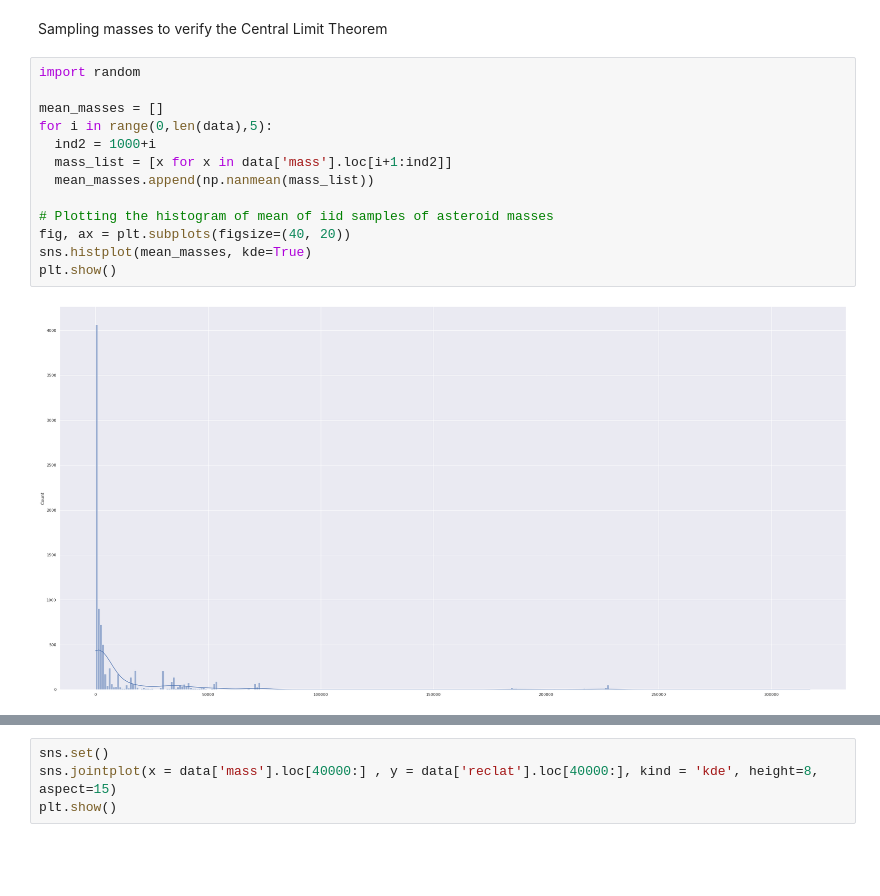
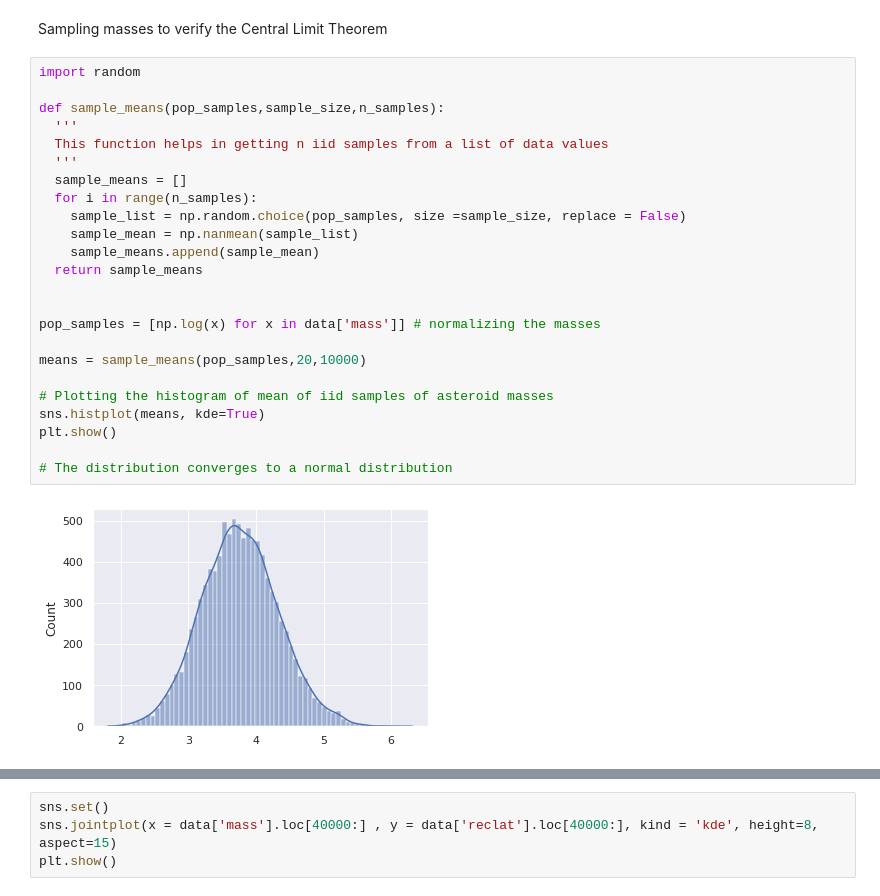
Before and after one commit to p4arth/Statistics, a Jupyter notebook: EDAonMeteroiteData.ipynb, the cells around one changed output, grey strips where cells are left out. Saved outputs shown, nothing was run; the diff lists cells and outputs as text; blank space fills up the shorter version.

```diff
--- a/EDAonMeteroiteData.ipynb
+++ b/EDAonMeteroiteData.ipynb
@@ -53,18 +53,29 @@ plt.show()
 [figure]
 # %% [markdown]
 Sampling masses to verify the Central Limit Theorem
-# %%
-import random
-
-mean_masses = []
-for i in range(0,len(data),5):
-  ind2 = 1000+i
-  mass_list = [x for x in data['mass'].loc[i+1:ind2]]
-  mean_masses.append(np.nanmean(mass_list))
-
-# Plotting the histogram of mean of iid samples of asteroid masses
-fig, ax = plt.subplots(figsize=(40, 20))
-sns.histplot(mean_masses, kde=True)
-plt.show()
-# %% [output]
-[figure, removed]
+# %%
+import random
+
+def sample_means(pop_samples,sample_size,n_samples):
+  '''
+  This function helps in getting n iid samples from a list of data values
+  '''
+  sample_means = []
+  for i in range(n_samples):
+    sample_list = np.random.choice(pop_samples, size =sample_size, replace = False)
+    sample_mean = np.nanmean(sample_list)
+    sample_means.append(sample_mean)
+  return sample_means
+
+
+pop_samples = [np.log(x) for x in data['mass']] # normalizing the masses
+
+means = sample_means(pop_samples,20,10000)
+
+# Plotting the histogram of mean of iid samples of asteroid masses
+sns.histplot(means, kde=True)
+plt.show()
+
+# The distribution converges to a normal distribution
+# %% [output]
+[figure, added]
```
Also changed, not shown: parts of 1 cell of this notebook.
